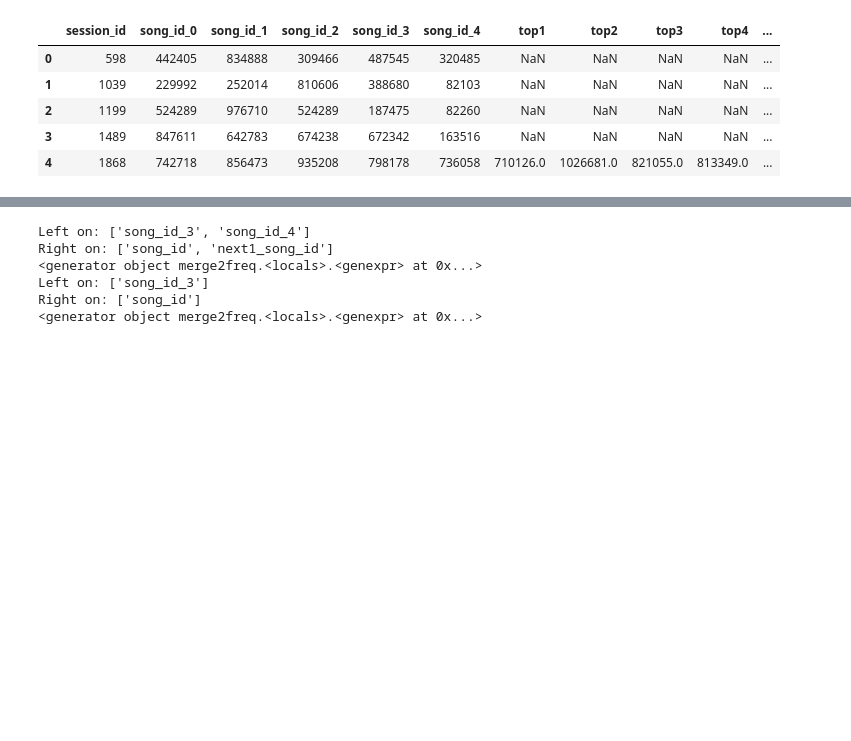
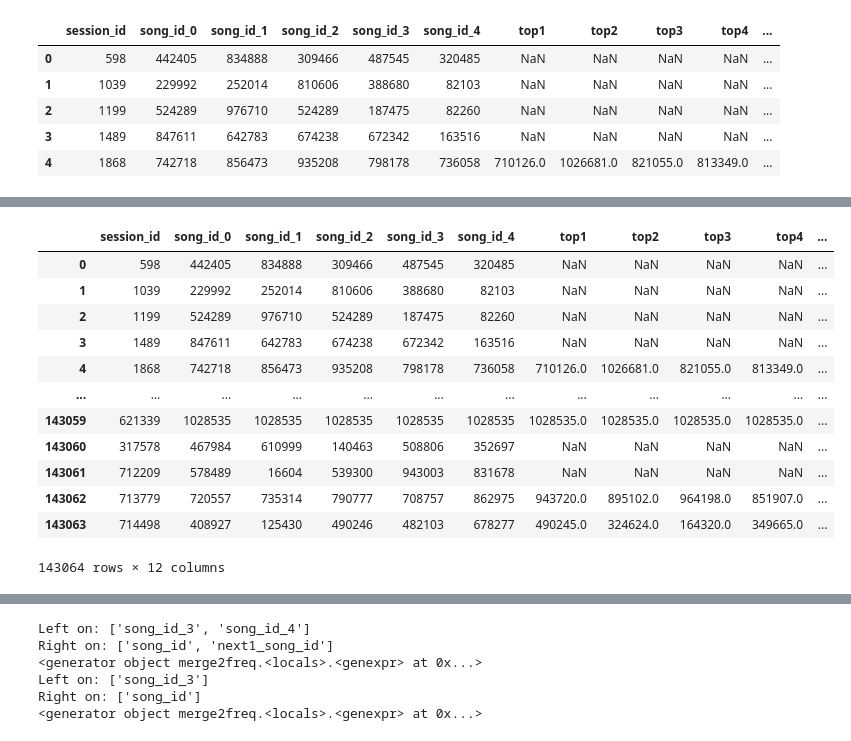
Before and after one commit to Han1018/KK-Data-Game-2023, a Jupyter notebook: ngram.ipynb, the cells around one changed output, grey strips where cells are left out. Drawn from its saved outputs; the diff is of its cells as text; code cells hidden in the pictures; blank space fills up the shorter version.

```diff
--- a/ngram.ipynb
+++ b/ngram.ipynb
@@ -536,0 +566,16 @@ result_5.head()
+# %%
+result_5
+# %% [output]
+|  | session_id | song_id_0 | song_id_1 | song_id_2 | song_id_3 | song_id_4 | top1 | top2 | top3 | top4 | ... |
+| 0 | 598 | 442405 | 834888 | 309466 | 487545 | 320485 | NaN | NaN | NaN | NaN | ... |
+| 1 | 1039 | 229992 | 252014 | 810606 | 388680 | 82103 | NaN | NaN | NaN | NaN | ... |
+| 2 | 1199 | 524289 | 976710 | 524289 | 187475 | 82260 | NaN | NaN | NaN | NaN | ... |
+| 3 | 1489 | 847611 | 642783 | 674238 | 672342 | 163516 | NaN | NaN | NaN | NaN | ... |
+| 4 | 1868 | 742718 | 856473 | 935208 | 798178 | 736058 | 710126.0 | 1026681.0 | 821055.0 | 813349.0 | ... |
+| ... | ... | ... | ... | ... | ... | ... | ... | ... | ... | ... | ... |
+| 143059 | 621339 | 1028535 | 1028535 | 1028535 | 1028535 | 1028535 | 1028535.0 | 1028535.0 | 1028535.0 | 1028535.0 | ... |
+| 143060 | 317578 | 467984 | 610999 | 140463 | 508806 | 352697 | NaN | NaN | NaN | NaN | ... |
+| 143061 | 712209 | 578489 | 16604 | 539300 | 943003 | 831678 | NaN | NaN | NaN | NaN | ... |
+| 143062 | 713779 | 720557 | 735314 | 790777 | 708757 | 862975 | 943720.0 | 895102.0 | 964198.0 | 851907.0 | ... |
+| 143063 | 714498 | 408927 | 125430 | 490246 | 482103 | 678277 | 490245.0 | 324624.0 | 164320.0 | 349665.0 | ... |
+143064 rows × 12 columns
```
Also changed, not shown: parts of 11 cells of this notebook, 9 other files.
